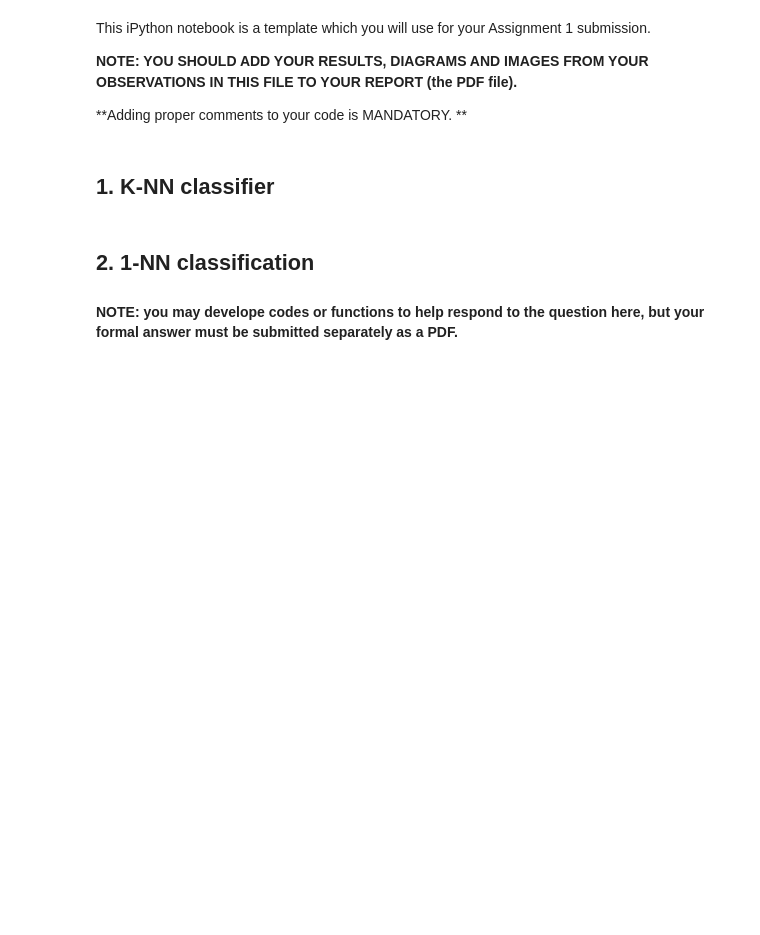
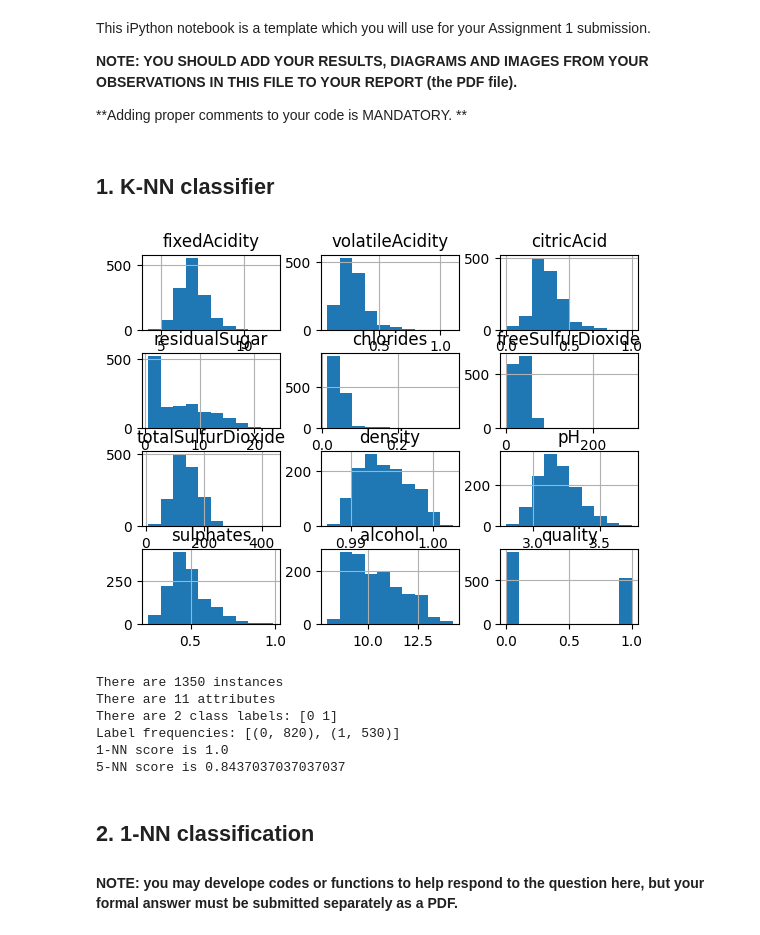
Before and after one commit to jeremlll/ML-Assignment-1, a Jupyter notebook: COMP30027_2024_asst1_template.ipynb, the cells around one changed output. Drawn from its saved outputs; the diff is of its cells as text; code cells hidden in the pictures; blank space fills up the shorter version.

Commit message:
Added some of knn + loaded in data

```diff
--- a/COMP30027_2024_asst1_template.ipynb
+++ b/COMP30027_2024_asst1_template.ipynb
@@ -13,6 +13,52 @@ This iPython notebook is a template which you will use for your Assignment 1 sub
 **Adding proper comments to your code is MANDATORY. **
 # %% [markdown]
 ## 1. K-NN classifier
+# %%
+import numpy as np
+import pandas as pd
+from collections import Counter
+import matplotlib.pyplot as plt
+from sklearn.neighbors import KNeighborsClassifier
+
+wine = pd.read_csv('COMP30027_2024_asst1_data/winequality-train.csv')
+X = wine.iloc[:, :-1]
+y = wine.iloc[:,-1]
+
+#Checking for inconsistencies in data or missing values
+missing_values = wine.isnull().sum()
+duplicate_rows = wine[wine.duplicated()]
+data_types = wine.dtypes
+describe_stats = wine.describe()
+value_counts = wine['fixedAcidity'].value_counts()
+wine.hist()
+plt.show()
+
+print('There are', len(X), 'instances')
+print('There are', len(X.columns), "attributes")
+
+unique_labels, label_counts = np.unique(y, return_counts=True)
+
+print('There are', len(unique_labels), "class labels:", unique_labels)
+#use Counter to count the number of labels
+label_counter = Counter(y)
+print("Label frequencies:", list(zip(unique_labels, label_counts)))
+
+knn1 = KNeighborsClassifier(n_neighbors=1, metric = 'manhattan')
+knn5 = KNeighborsClassifier(n_neighbors=5, metric = 'manhattan')
+
+knn1.fit(X, y)
+knn5.fit(X, y)
+
+print("1-NN score is", knn1.score(X,y))
+print("5-NN score is", knn5.score(X,y))
+# %% [output]
+[figure, added]
+There are 1350 instances
+There are 11 attributes
+There are 2 class labels: [0 1]
+Label frequencies: [(0, 820), (1, 530)]
+1-NN score is 1.0
+5-NN score is 0.8437037037037037
 # %% [markdown]
 ## 2. 1-NN classification
 
```
Also changed, not shown: parts of 1 cell of this notebook.
